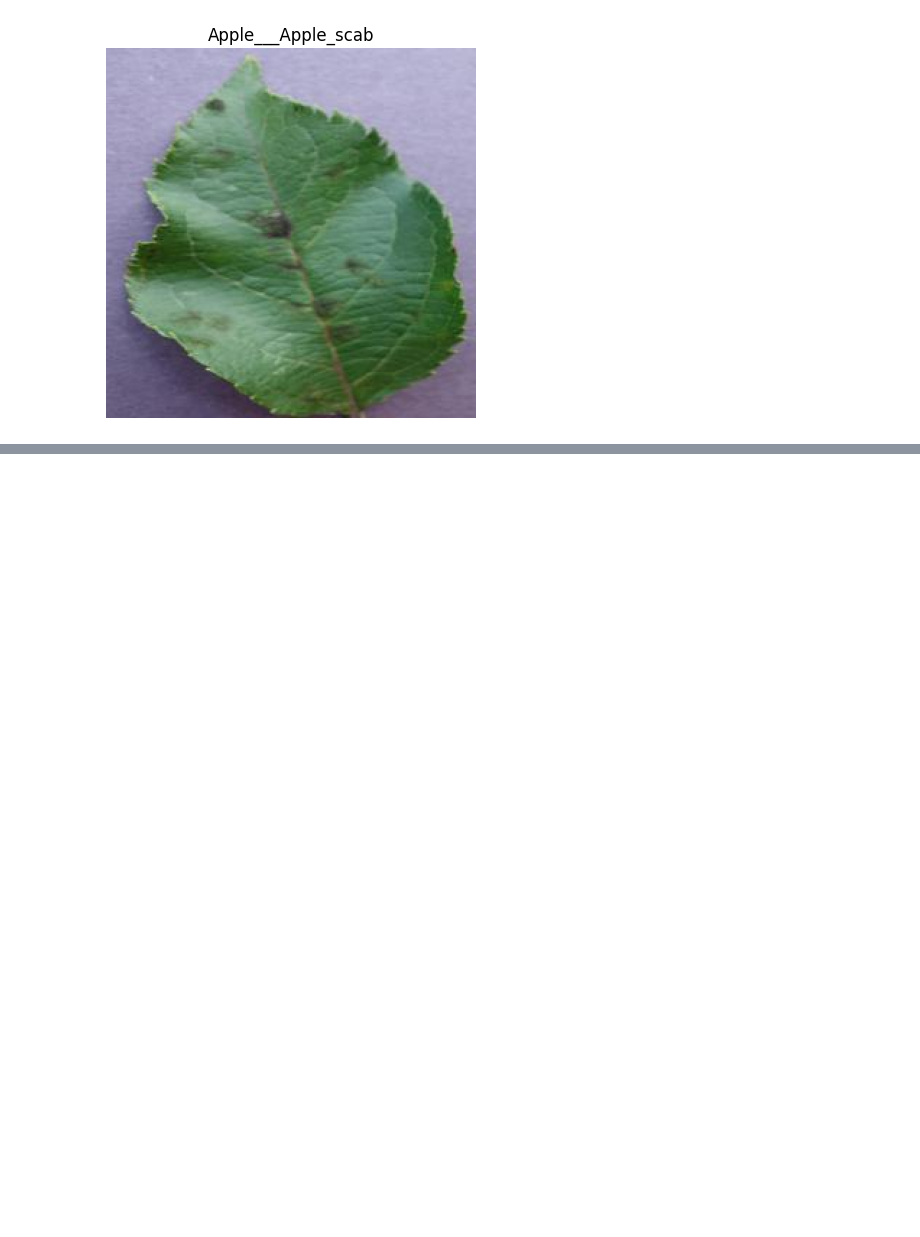
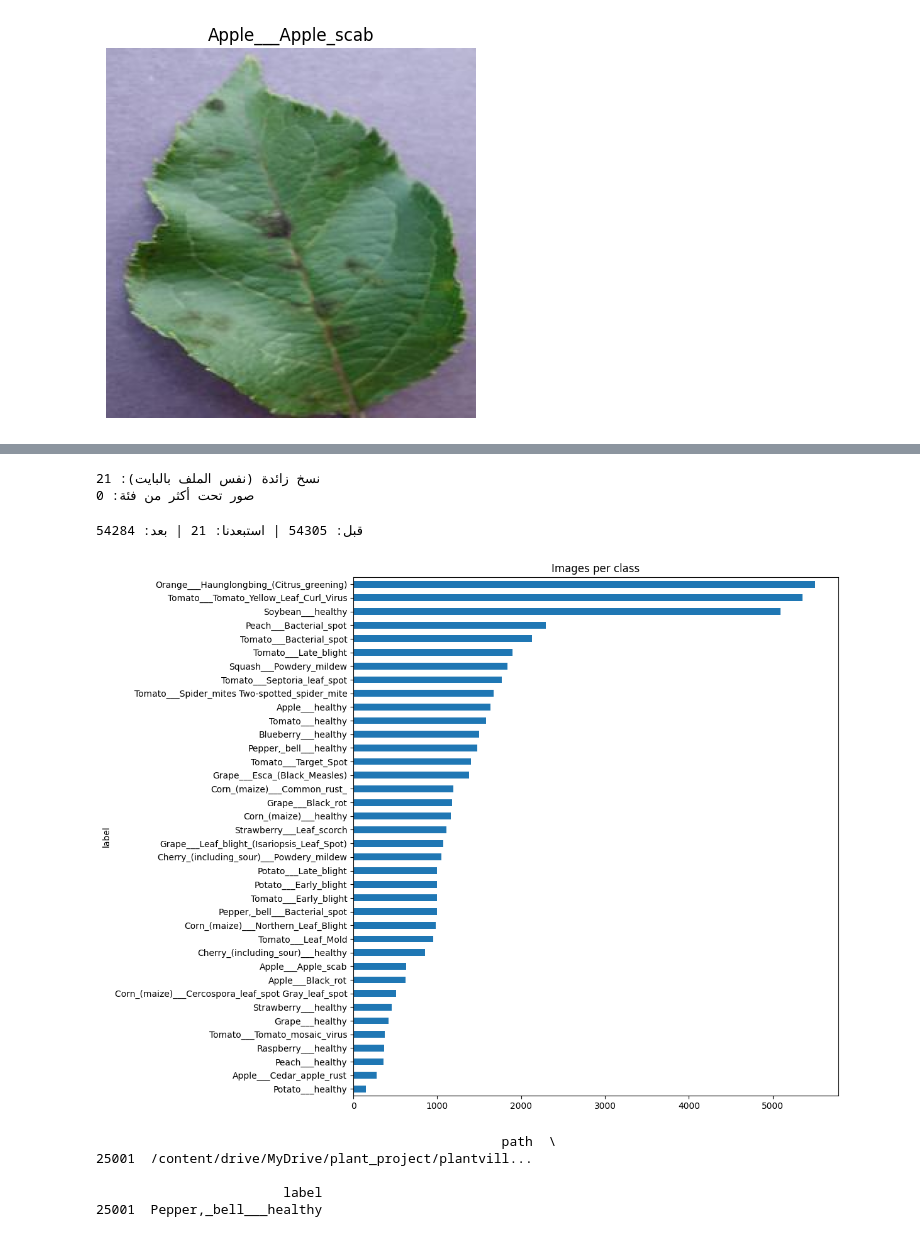
Before and after one commit to AlaaTaima/plant-model, a Jupyter notebook: plantmodel.ipynb, the cells around one changed output, grey strips where cells are left out. Cells and saved outputs as stored; diff of their text form; code cells hidden in the pictures; blank space fills up the shorter version.

```diff
--- a/plantmodel.ipynb
+++ b/plantmodel.ipynb
@@ -53,0 +127,49 @@ plt.show()
+# %%
+#فحص المكرر
+ok = df[~df["corrupted"]]
+
+dup_mask = ok.duplicated(subset="hash", keep="first")
+print("نسخ زائدة (نفس الملف بالبايت):", dup_mask.sum())
+
+# نفس الصورة تحت فئتين مختلفتين = تعارض في الـ labels
+n_labels = ok.groupby("hash")["label"].nunique()
+conflict_hashes = n_labels[n_labels > 1].index
+print("صور تحت أكثر من فئة:", len(conflict_hashes))
+# %% [output]
+نسخ زائدة (نفس الملف بالبايت): 21
+صور تحت أكثر من فئة: 0
+# %%
+#التنظيف
+#نبني قائمة بما سيُستبعد، ولا نحذف الملفات من الأصل، فقط نصفّي الجدول
+#نعمل بالجدول clean_df بدل نقل الملفات،  وعند بناء الـ dataset سنقرأ الصور من عمود path فقط.
+bad = set(df.loc[df["corrupted"], "path"])
+bad |= set(ok.loc[dup_mask, "path"])
+bad |= set(ok.loc[ok["hash"].isin(conflict_hashes), "path"])
+
+clean_df = df[~df["path"].isin(bad)].drop(columns="corrupted").reset_index(drop=True)
+print(f"قبل: {len(df)} | استبعدنا: {len(bad)} | بعد: {len(clean_df)}")
+
+clean_df.to_csv("clean_metadata.csv", index=False)
+# %% [output]
+قبل: 54305 | استبعدنا: 21 | بعد: 54284
+# %%
+#توزيع الفئات بعد التنظيف
+
+import matplotlib.pyplot as plt
+counts = clean_df["label"].value_counts()
+plt.figure(figsize=(12, 9))
+counts.sort_values().plot(kind="barh")
+plt.title("Images per class")
+plt.tight_layout()
+plt.show()
+# %% [output]
+[figure, added]
+# %%
+#معرفة الصورة التي mode = RGBA
+print(clean_df[clean_df["mode"] == "RGBA"][["path", "label"]])
+# %% [output]
+                                                    path  \
+25001  /content/drive/MyDrive/plant_project/plantvill...
+
+                        label
+25001  Pepper,_bell___healthy
```
Also changed, not shown: parts of 4 cells of this notebook.
